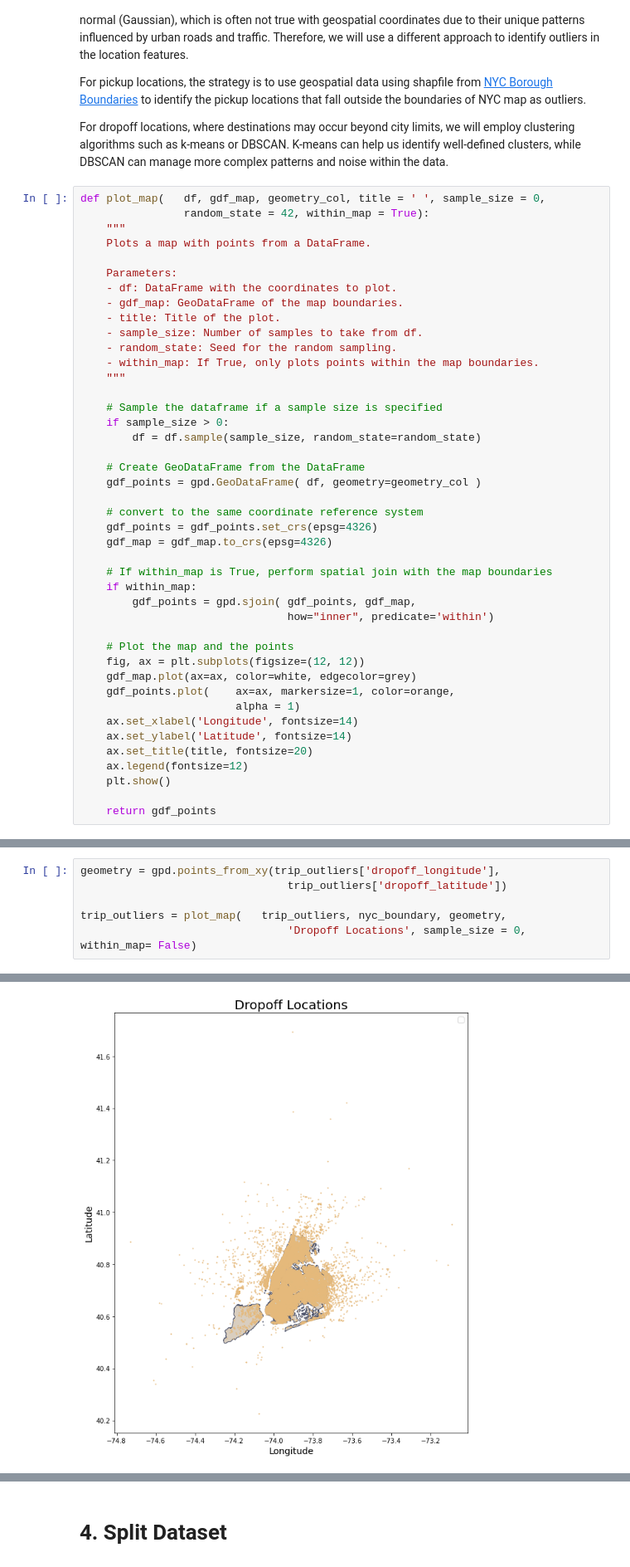
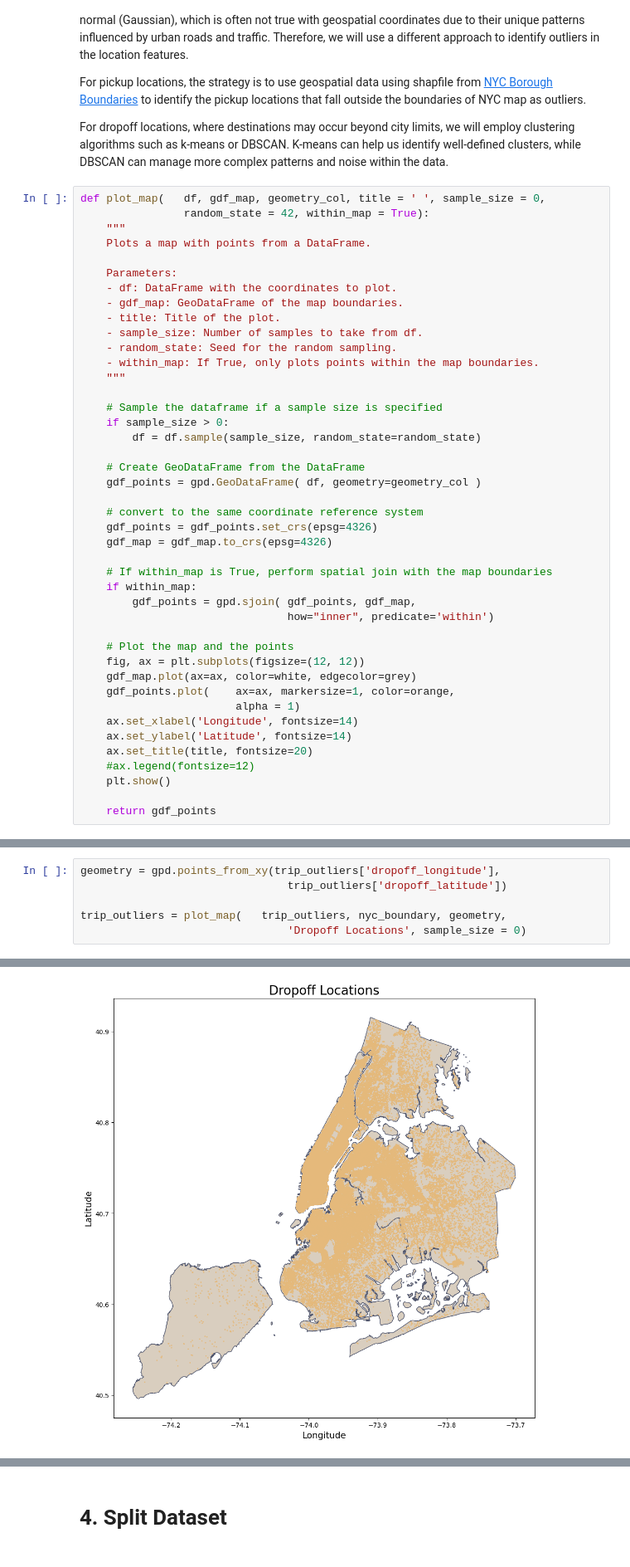
Before and after one commit to marcosbenicio/taxi-trip-regression, a Jupyter notebook: notebooks/taxi-trip-duration.ipynb, the cells around one changed output, grey strips where cells are left out. Shown at 83% size. Drawn from its saved outputs; the diff is of its cells as text.

```diff
--- a/notebooks/taxi-trip-duration.ipynb
+++ b/notebooks/taxi-trip-duration.ipynb
@@ -962,7 +969,7 @@ def plot_map(   df, gdf_map, geometry_col, title = ' ', sample_size = 0,
     ax.set_xlabel('Longitude', fontsize=14)
     ax.set_ylabel('Latitude', fontsize=14)
     ax.set_title(title, fontsize=20)
-    ax.legend(fontsize=12)
+    #ax.legend(fontsize=12)
     plt.show()
 
     return gdf_points
@@ -986,5 +992,5 @@ geometry = gpd.points_from_xy(trip_outliers['dropoff_longitude'],
                                 trip_outliers['dropoff_latitude'])
 
 trip_outliers = plot_map(   trip_outliers, nyc_boundary, geometry,
-                                'Dropoff Locations', sample_size = 0, within_map= False)
+                                'Dropoff Locations', sample_size = 0)
 # %% [output]
@@ -992 +997 @@ No handles with labels found to put in legend.
-[figure, old version]
+[figure, new version]
```
Also changed, not shown: parts of 5 cells of this notebook, 2 other files.
